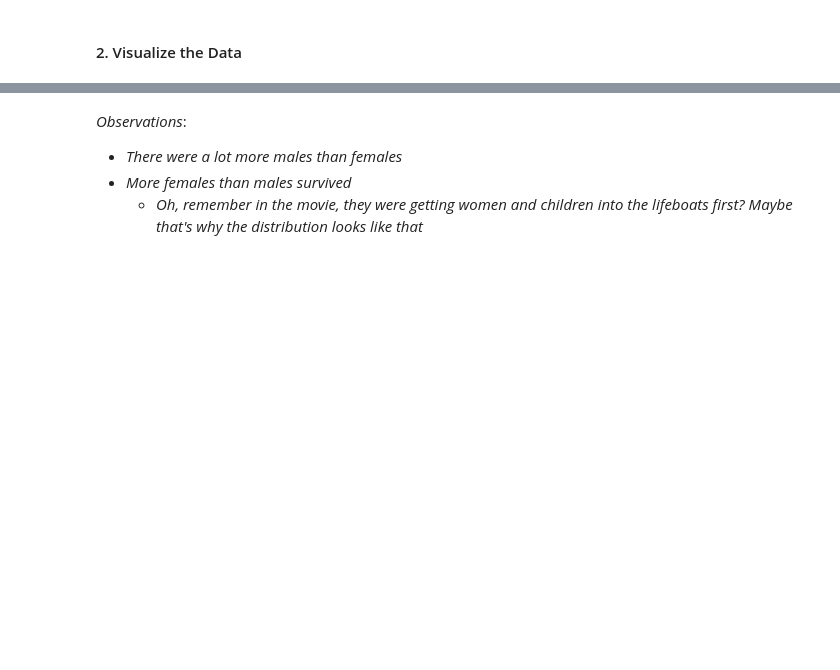
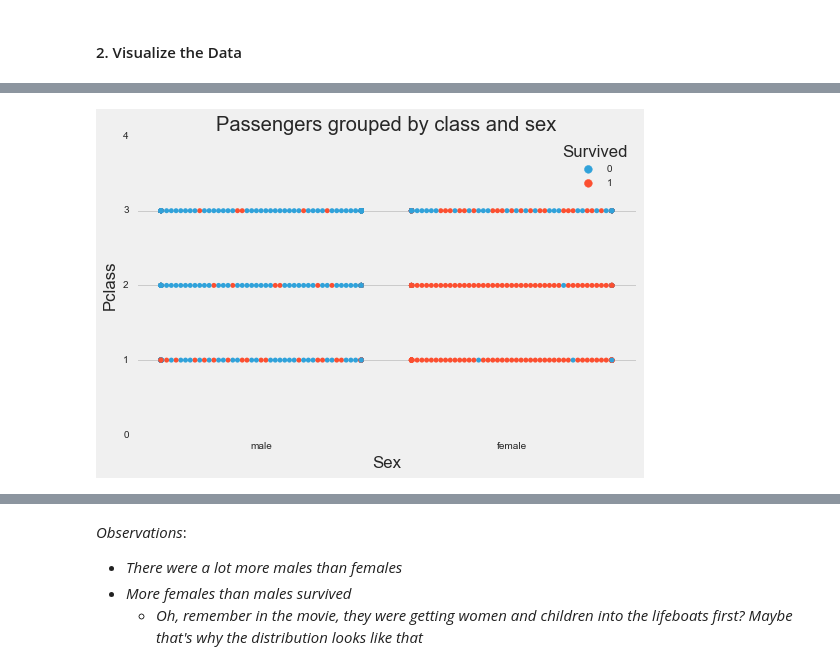
Before and after one commit to spockl/ga-dsi-1, a Jupyter notebook: projects/projects-weekly/project-05/code/starter-code/project-5-jocelyn-ong.ipynb, the cells around one changed output, grey strips where cells are left out. Drawn from its saved outputs; the diff is of its cells as text; code cells hidden in the pictures; blank space fills up the shorter version.

```diff
--- a/projects/projects-weekly/project-05/code/starter-code/project-5-jocelyn-ong.ipynb
+++ b/projects/projects-weekly/project-05/code/starter-code/project-5-jocelyn-ong.ipynb
@@ -229 +253,11 @@ _Source: https://www.kaggle.com/c/titanic/data_
+# %%
+# Swarm plot showing the number of passengers who survived grouped by class and sex
+
+print # Just for an extra space
+plt.subplots(figsize=(8,5));
+sns.swarmplot(x="Sex", y="Pclass", hue="Survived", data=df);
+plt.title('Passengers grouped by class and sex');
+plt.yticks(np.arange(0,5,1));
+# %% [output]
+[figure, added]
 # %%
```
Also changed, not shown: parts of 35 cells of this notebook, 2 other files.
